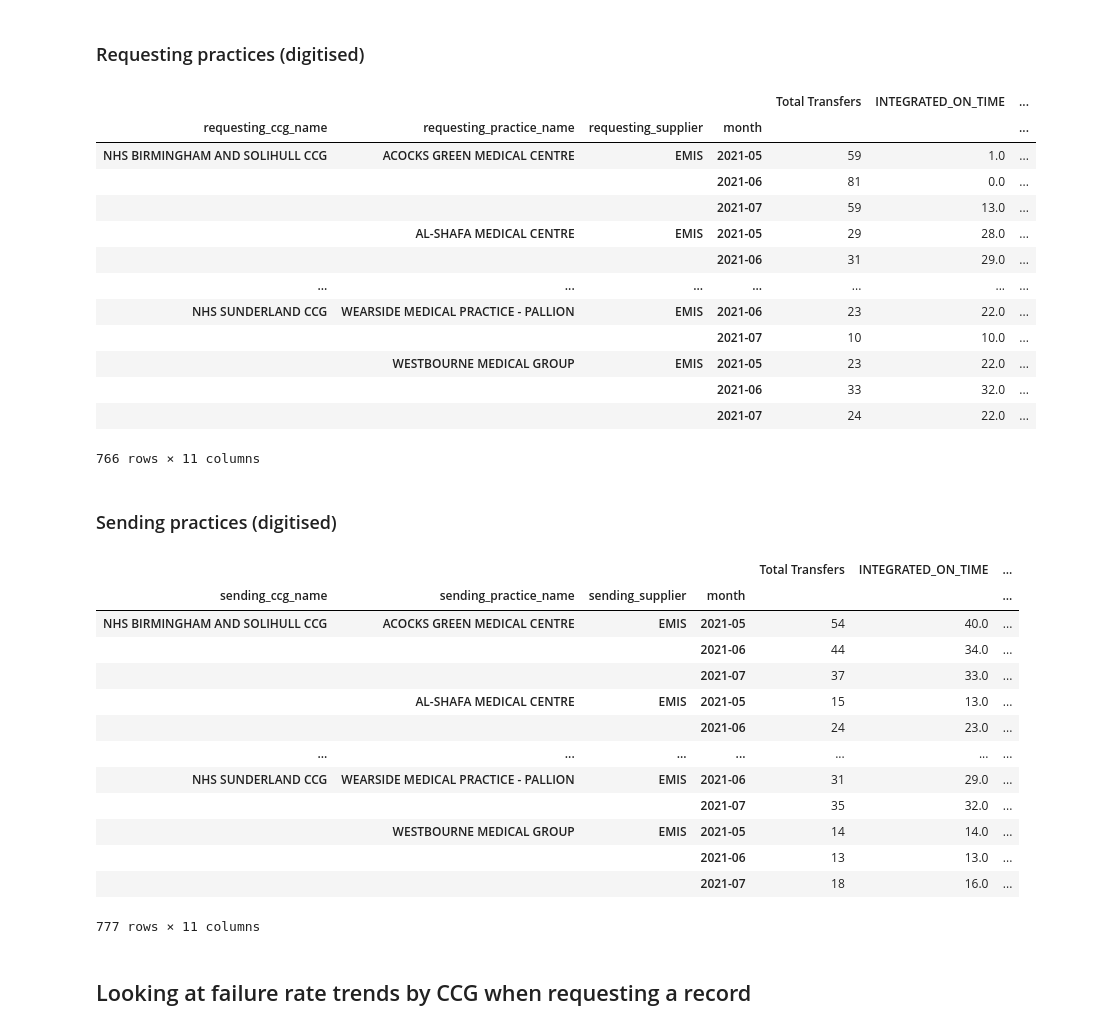
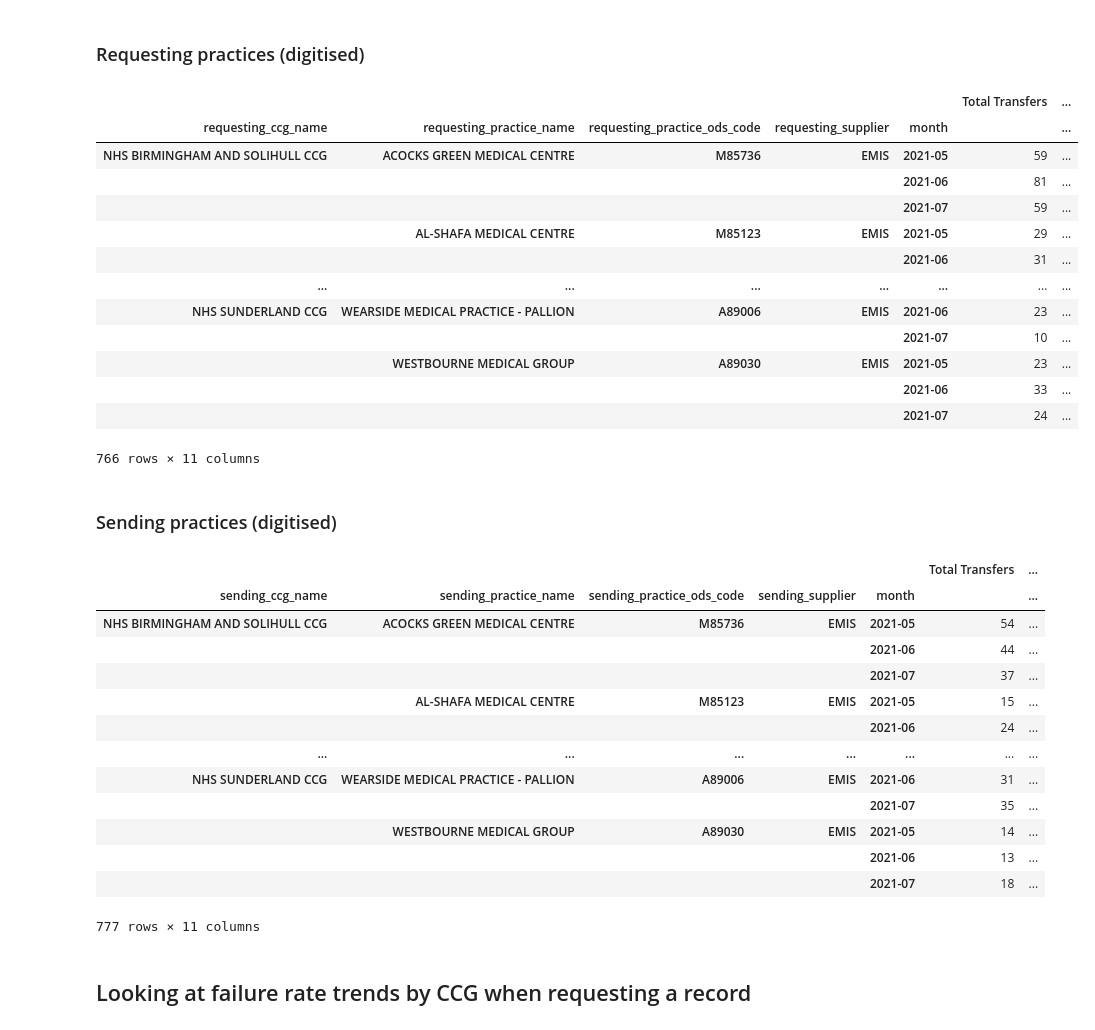
Before and after one commit to nhsconnect/prm-gp2gp-data-sandbox, a Jupyter notebook: notebooks/66-PRMT-2332--lloyd-george-digitisation-ccgs-failure-rates.ipynb, the cells around one changed output. Cells and saved outputs as stored; diff of their text form; code cells hidden in the pictures.

Commit message:
PRMT-2332 [HZ/JG] Add ODS codes as a column to outputted spreadsheet

```diff
--- a/notebooks/66-PRMT-2332--lloyd-george-digitisation-ccgs-failure-rates.ipynb
+++ b/notebooks/66-PRMT-2332--lloyd-george-digitisation-ccgs-failure-rates.ipynb
@@ -181,46 +181,46 @@ sending_ccgs_monthly
 # %%
 requesting_practices_monthly=generate_monthly_outcome_breakdown(
     transfers=requesting_transfers_of_interest,
-    columns=["requesting_ccg_name", "requesting_practice_name", "requesting_supplier", "month"]
+    columns=["requesting_ccg_name", "requesting_practice_name", "requesting_practice_ods_code", "requesting_supplier", "month"]
 )
 requesting_practices_monthly
 # %% [output]
-|  |  |  |  | Total Transfers | INTEGRATED_ON_TIME | ... |
-| requesting_ccg_name | requesting_practice_name | requesting_supplier | month |  |  | ... |
-| NHS BIRMINGHAM AND SOLIHULL CCG | ACOCKS GREEN MEDICAL CENTRE | EMIS | 2021-05 | 59 | 1.0 | ... |
-|  |  |  | 2021-06 | 81 | 0.0 | ... |
-|  |  |  | 2021-07 | 59 | 13.0 | ... |
-|  | AL-SHAFA MEDICAL CENTRE | EMIS | 2021-05 | 29 | 28.0 | ... |
-|  |  |  | 2021-06 | 31 | 29.0 | ... |
+|  |  |  |  |  | Total Transfers | ... |
+| requesting_ccg_name | requesting_practice_name | requesting_practice_ods_code | requesting_supplier | month |  | ... |
+| NHS BIRMINGHAM AND SOLIHULL CCG | ACOCKS GREEN MEDICAL CENTRE | M85736 | EMIS | 2021-05 | 59 | ... |
+|  |  |  |  | 2021-06 | 81 | ... |
+|  |  |  |  | 2021-07 | 59 | ... |
+|  | AL-SHAFA MEDICAL CENTRE | M85123 | EMIS | 2021-05 | 29 | ... |
+|  |  |  |  | 2021-06 | 31 | ... |
 | ... | ... | ... | ... | ... | ... | ... |
-| NHS SUNDERLAND CCG | WEARSIDE MEDICAL PRACTICE - PALLION | EMIS | 2021-06 | 23 | 22.0 | ... |
-|  |  |  | 2021-07 | 10 | 10.0 | ... |
-|  | WESTBOURNE MEDICAL GROUP | EMIS | 2021-05 | 23 | 22.0 | ... |
-|  |  |  | 2021-06 | 33 | 32.0 | ... |
-|  |  |  | 2021-07 | 24 | 22.0 | ... |
+| NHS SUNDERLAND CCG | WEARSIDE MEDICAL PRACTICE - PALLION | A89006 | EMIS | 2021-06 | 23 | ... |
+|  |  |  |  | 2021-07 | 10 | ... |
+|  | WESTBOURNE MEDICAL GROUP | A89030 | EMIS | 2021-05 | 23 | ... |
+|  |  |  |  | 2021-06 | 33 | ... |
+|  |  |  |  | 2021-07 | 24 | ... |
 766 rows × 11 columns
 # %% [markdown]
 ### Sending practices (digitised)
 # %%
 sending_practices_monthly=generate_monthly_outcome_breakdown(
     transfers=sending_transfers_of_interest,
-    columns=["sending_ccg_name", "sending_practice_name", "sending_supplier", "month"]
+    columns=["sending_ccg_name", "sending_practice_name", "sending_practice_ods_code", "sending_supplier", "month"]
 )
 sending_practices_monthly
 # %% [output]
-|  |  |  |  | Total Transfers | INTEGRATED_ON_TIME | ... |
-| sending_ccg_name | sending_practice_name | sending_supplier | month |  |  | ... |
-| NHS BIRMINGHAM AND SOLIHULL CCG | ACOCKS GREEN MEDICAL CENTRE | EMIS | 2021-05 | 54 | 40.0 | ... |
-|  |  |  | 2021-06 | 44 | 34.0 | ... |
-|  |  |  | 2021-07 | 37 | 33.0 | ... |
-|  | AL-SHAFA MEDICAL CENTRE | EMIS | 2021-05 | 15 | 13.0 | ... |
-|  |  |  | 2021-06 | 24 | 23.0 | ... |
+|  |  |  |  |  | Total Transfers | ... |
+| sending_ccg_name | sending_practice_name | sending_practice_ods_code | sending_supplier | month |  | ... |
+| NHS BIRMINGHAM AND SOLIHULL CCG | ACOCKS GREEN MEDICAL CENTRE | M85736 | EMIS | 2021-05 | 54 | ... |
+|  |  |  |  | 2021-06 | 44 | ... |
+|  |  |  |  | 2021-07 | 37 | ... |
+|  | AL-SHAFA MEDICAL CENTRE | M85123 | EMIS | 2021-05 | 15 | ... |
+|  |  |  |  | 2021-06 | 24 | ... |
 | ... | ... | ... | ... | ... | ... | ... |
-| NHS SUNDERLAND CCG | WEARSIDE MEDICAL PRACTICE - PALLION | EMIS | 2021-06 | 31 | 29.0 | ... |
-|  |  |  | 2021-07 | 35 | 32.0 | ... |
-|  | WESTBOURNE MEDICAL GROUP | EMIS | 2021-05 | 14 | 14.0 | ... |
-|  |  |  | 2021-06 | 13 | 13.0 | ... |
-|  |  |  | 2021-07 | 18 | 16.0 | ... |
+| NHS SUNDERLAND CCG | WEARSIDE MEDICAL PRACTICE - PALLION | A89006 | EMIS | 2021-06 | 31 | ... |
+|  |  |  |  | 2021-07 | 35 | ... |
+|  | WESTBOURNE MEDICAL GROUP | A89030 | EMIS | 2021-05 | 14 | ... |
+|  |  |  |  | 2021-06 | 13 | ... |
+|  |  |  |  | 2021-07 | 18 | ... |
 777 rows × 11 columns
 # %% [markdown]
 ## Looking at failure rate trends by CCG when requesting a record
```
